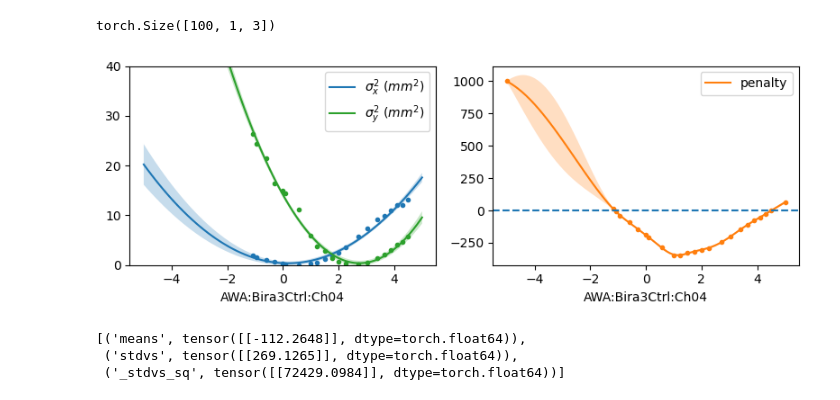
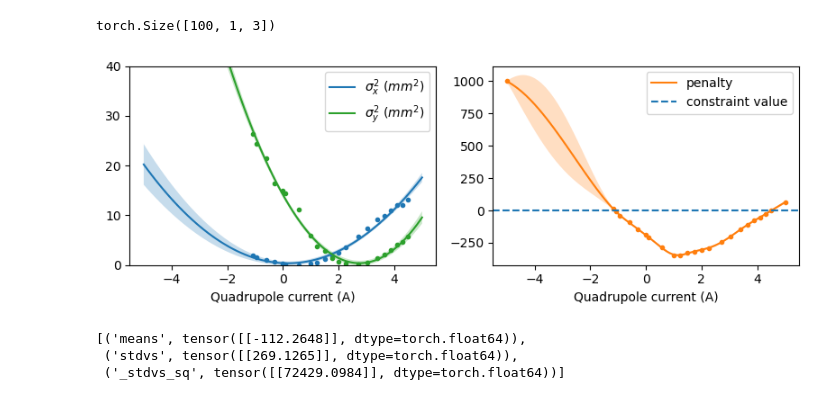
Before and after one commit to jp-ga/awa-badger, a Jupyter notebook: analysis/auto_quad_scan/analysis.ipynb, the cells around one changed output. Drawn from its saved outputs; the diff is of its cells as text; code cells hidden in the pictures.

```diff
--- a/analysis/auto_quad_scan/analysis.ipynb
+++ b/analysis/auto_quad_scan/analysis.ipynb
@@ -80,36 +80,40 @@ model = generator.train_model()
 
 fig,ax = plt.subplots(1,2, sharex="all")
 fig.set_size_inches(8,3)
 labels = ["$\sigma_x^2~(mm^2)$", "penalty" ,"$\sigma_y^2~(mm^2)$"]
 
 with torch.no_grad():
     post = model.posterior(test_x.reshape(-1,1,1).double())
     print(post.event_shape)
     for i in range(post.event_shape[-1]):
         name = generator.vocs.output_names[i]
         a = ax[1] if "penalty" in name else ax[0]
         mean = post.mean[...,i].squeeze()
         l,u = post.mvn.confidence_region()
         a.plot(test_x, mean,f"C{i}", label=labels[i])
         a.fill_between(test_x, l[...,i].squeeze(), u[...,i].squeeze(), alpha=0.25,
                        fc=f"C{i}")
 
 
         generator.data.plot(x="AWA:Bira3Ctrl:Ch04", y=name, ax=a, style=".",
                             c=f"C{i}",legend=False)
 
 h, l = ax[0].get_legend_handles_labels()
 ax[0].legend(handles=[h[0],h[2]], labels=[l[0],l[2]])
+ax[1].axhline(0,ls='--',label="constraint value")
 h, l = ax[1].get_legend_handles_labels()
-ax[1].legend(handles=[h[0]], labels=[l[0]])
+
+ax[1].legend(handles=[h[0],h[-1]], labels=[l[0],l[-1]])
 ax[0].set_ylim(0, 40)
-ax[1].axhline(0,ls='--')
+for a in ax:
+    a.set_xlabel("Quadrupole current (A)")
+
 fig.tight_layout()
 fig.savefig("auto_quad_scan.svg")
 fig.savefig("auto_quad_scan.png", dpi=300)
 # %% [output]
 torch.Size([100, 1, 3])
-[figure, old version]
+[figure, new version]
 # %%
 list(model.models[1].outcome_transform.named_buffers())
 # %% [output]
```
Also changed, not shown: parts of 4 cells of this notebook, 7 other files.
